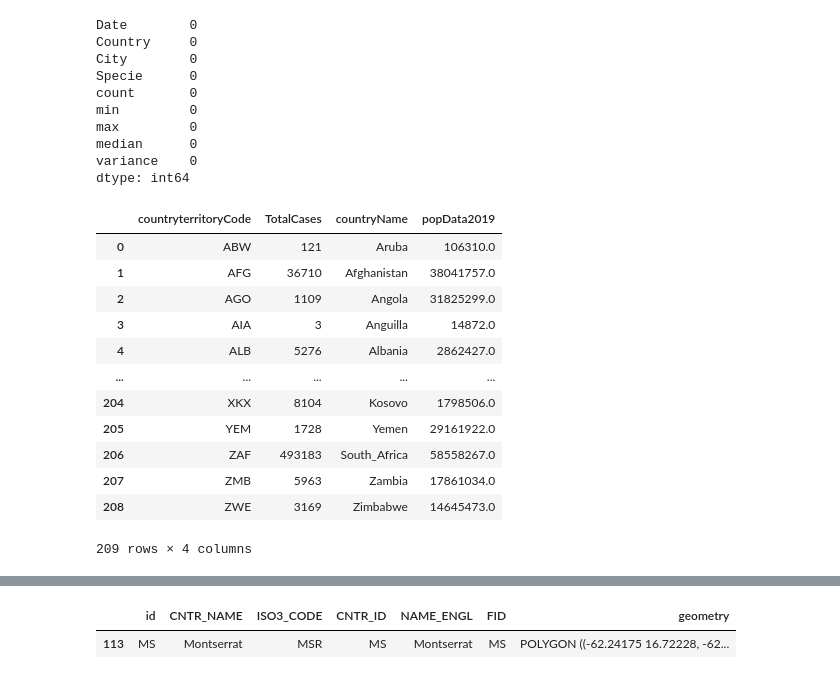
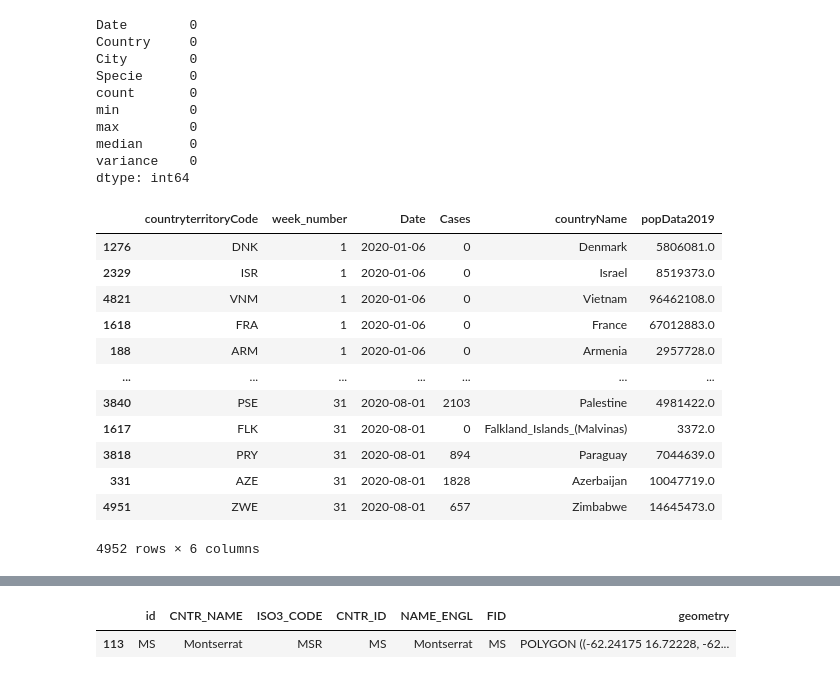
Before and after one commit to zirafel/covid_analysis, a Jupyter notebook: EDA/GeoCovidAnalysis.ipynb, the cells around one changed output, grey strips where cells are left out. Cells and saved outputs as stored; diff of their text form; code cells hidden in the pictures.

```diff
--- a/EDA/GeoCovidAnalysis.ipynb
+++ b/EDA/GeoCovidAnalysis.ipynb
@@ -58,3 +82,10 @@ df_covid_cases.loc[df_covid_cases.countryterritoryCode.isna()]
+# %%
+#aggiunta giorni e mesi assoluti
+day_number = ((df_covid_cases['dateRep'] - df_covid_cases.dateRep.min()).dt.days)+1
+df_covid_cases['day_number'] = day_number
+df_covid_cases = df_covid_cases.sort_values(by='day_number', ascending=True)
+df_covid_cases['week_number'] = ((df_covid_cases['day_number']-1)/7)+1
+df_covid_cases['week_number']=df_covid_cases.week_number.astype(int)
 # %%
 df_covid_cases
 # %% [output]
@@ -82,3 +104,0 @@ df_covid_cases = df_covid_cases.loc[~df_covid_cases.countryterritoryCode.isna()]
-# %%
-df_covid_cases['Cases_x_pop'] = df_covid_cases['cases']/df_covid_cases_grp['popData2019']
-df_covid_cases.to_csv("../datasets/covid_cases_x_pop.csv")
@@ -103,20 +118,21 @@ variance    0
 dtype: int64
 # %%
 #aggrego sulle province e regioni
-df_covid_cases_grp = df_covid_cases.groupby(['countryterritoryCode']).agg(TotalCases=('cases', 'sum'),countryName=('countriesAndTerritories','first'), popData2019=('popData2019','max'))
+df_covid_cases_grp = df_covid_cases.groupby(['countryterritoryCode','week_number']).agg(Date=('dateRep','max'),Cases=('cases', 'sum'),countryName=('countriesAndTerritories','first'), popData2019=('popData2019','max'))
 df_covid_cases_grp.reset_index(inplace=True)
+df_covid_cases_grp = df_covid_cases_grp.sort_values(by='Date', ascending=True)
 df_covid_cases_grp
 # %% [output]
-|  | countryterritoryCode | TotalCases | countryName | popData2019 |
-| 0 | ABW | 121 | Aruba | 106310.0 |
-| 1 | AFG | 36710 | Afghanistan | 38041757.0 |
-| 2 | AGO | 1109 | Angola | 31825299.0 |
-| 3 | AIA | 3 | Anguilla | 14872.0 |
-| 4 | ALB | 5276 | Albania | 2862427.0 |
-| ... | ... | ... | ... | ... |
-| 204 | XKX | 8104 | Kosovo | 1798506.0 |
-| 205 | YEM | 1728 | Yemen | 29161922.0 |
-| 206 | ZAF | 493183 | South_Africa | 58558267.0 |
-| 207 | ZMB | 5963 | Zambia | 17861034.0 |
-| 208 | ZWE | 3169 | Zimbabwe | 14645473.0 |
+|  | countryterritoryCode | week_number | Date | Cases | countryName | popData2019 |
+| 1276 | DNK | 1 | 2020-01-06 | 0 | Denmark | 5806081.0 |
+| 2329 | ISR | 1 | 2020-01-06 | 0 | Israel | 8519373.0 |
+| 4821 | VNM | 1 | 2020-01-06 | 0 | Vietnam | 96462108.0 |
+| 1618 | FRA | 1 | 2020-01-06 | 0 | France | 67012883.0 |
+| 188 | ARM | 1 | 2020-01-06 | 0 | Armenia | 2957728.0 |
+| ... | ... | ... | ... | ... | ... | ... |
+| 3840 | PSE | 31 | 2020-08-01 | 2103 | Palestine | 4981422.0 |
+| 1617 | FLK | 31 | 2020-08-01 | 0 | Falkland_Islands_(Malvinas) | 3372.0 |
+| 3818 | PRY | 31 | 2020-08-01 | 894 | Paraguay | 7044639.0 |
+| 331 | AZE | 31 | 2020-08-01 | 1828 | Azerbaijan | 10047719.0 |
+| 4951 | ZWE | 31 | 2020-08-01 | 657 | Zimbabwe | 14645473.0 |
-209 rows × 4 columns
+4952 rows × 6 columns
```
Also changed, not shown: parts of 14 cells of this notebook.
